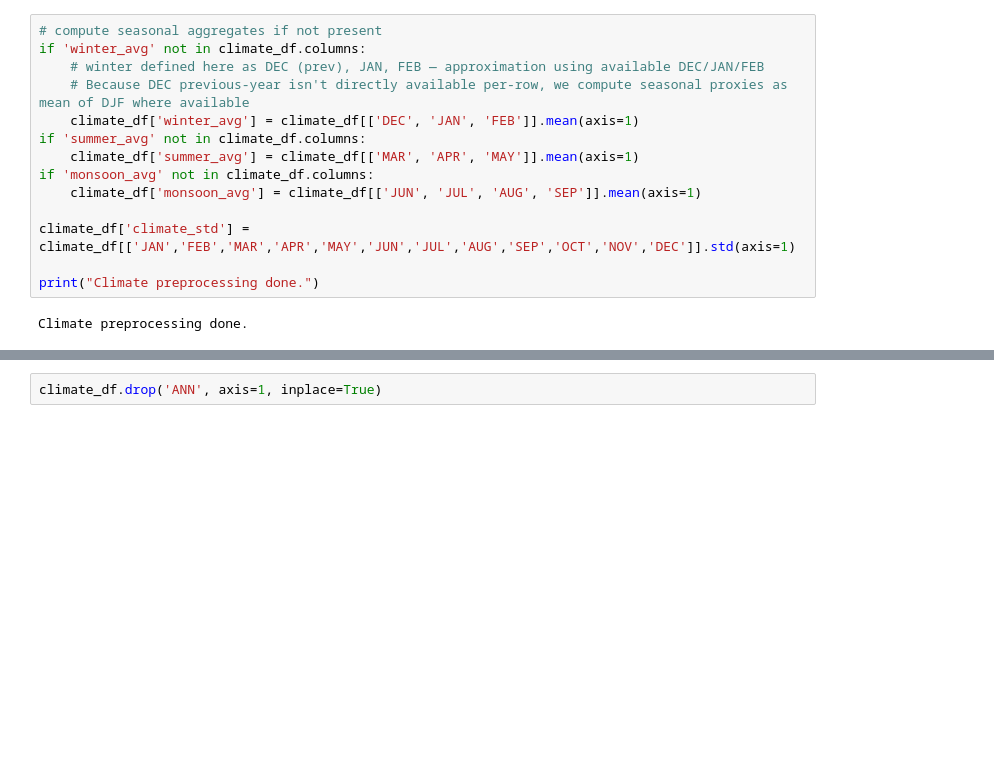
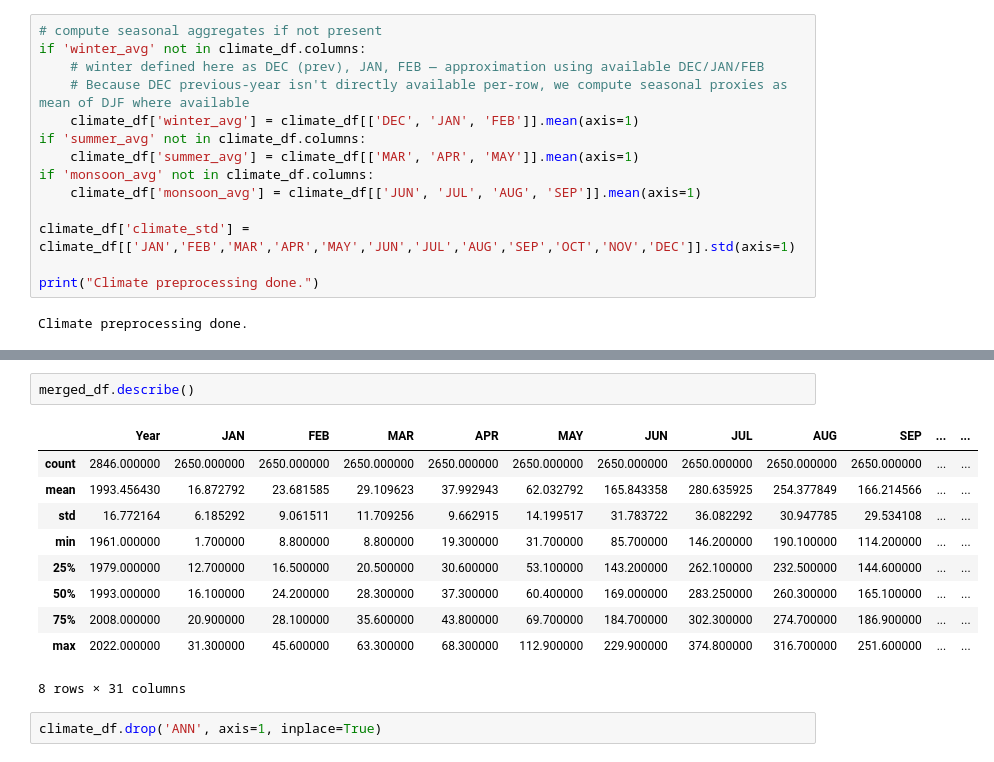
Before and after one commit to sandeepa-ukr/AI-Based-Crop-Predection, a Jupyter notebook: crop.ipynb, the cells around one changed output, grey strips where cells are left out. Saved outputs shown, nothing was run; the diff lists cells and outputs as text; blank space fills up the shorter version.

```diff
--- a/crop.ipynb
+++ b/crop.ipynb
@@ -163,3 +183,16 @@ Climate preprocessing done.
+# %%
+merged_df.describe()
+# %% [output]
+|  | Year | JAN | FEB | MAR | APR | MAY | JUN | JUL | AUG | SEP | ... | ... |
+| count | 2846.000000 | 2650.000000 | 2650.000000 | 2650.000000 | 2650.000000 | 2650.000000 | 2650.000000 | 2650.000000 | 2650.000000 | 2650.000000 | ... | ... |
+| mean | 1993.456430 | 16.872792 | 23.681585 | 29.109623 | 37.992943 | 62.032792 | 165.843358 | 280.635925 | 254.377849 | 166.214566 | ... | ... |
+| std | 16.772164 | 6.185292 | 9.061511 | 11.709256 | 9.662915 | 14.199517 | 31.783722 | 36.082292 | 30.947785 | 29.534108 | ... | ... |
+| min | 1961.000000 | 1.700000 | 8.800000 | 8.800000 | 19.300000 | 31.700000 | 85.700000 | 146.200000 | 190.100000 | 114.200000 | ... | ... |
+| 25% | 1979.000000 | 12.700000 | 16.500000 | 20.500000 | 30.600000 | 53.100000 | 143.200000 | 262.100000 | 232.500000 | 144.600000 | ... | ... |
+| 50% | 1993.000000 | 16.100000 | 24.200000 | 28.300000 | 37.300000 | 60.400000 | 169.000000 | 283.250000 | 260.300000 | 165.100000 | ... | ... |
+| 75% | 2008.000000 | 20.900000 | 28.100000 | 35.600000 | 43.800000 | 69.700000 | 184.700000 | 302.300000 | 274.700000 | 186.900000 | ... | ... |
+| max | 2022.000000 | 31.300000 | 45.600000 | 63.300000 | 68.300000 | 112.900000 | 229.900000 | 374.800000 | 316.700000 | 251.600000 | ... | ... |
+8 rows × 31 columns
 # %%
 climate_df.drop('ANN', axis=1, inplace=True)
 # %%
```
Also changed, not shown: parts of 6 cells of this notebook.
